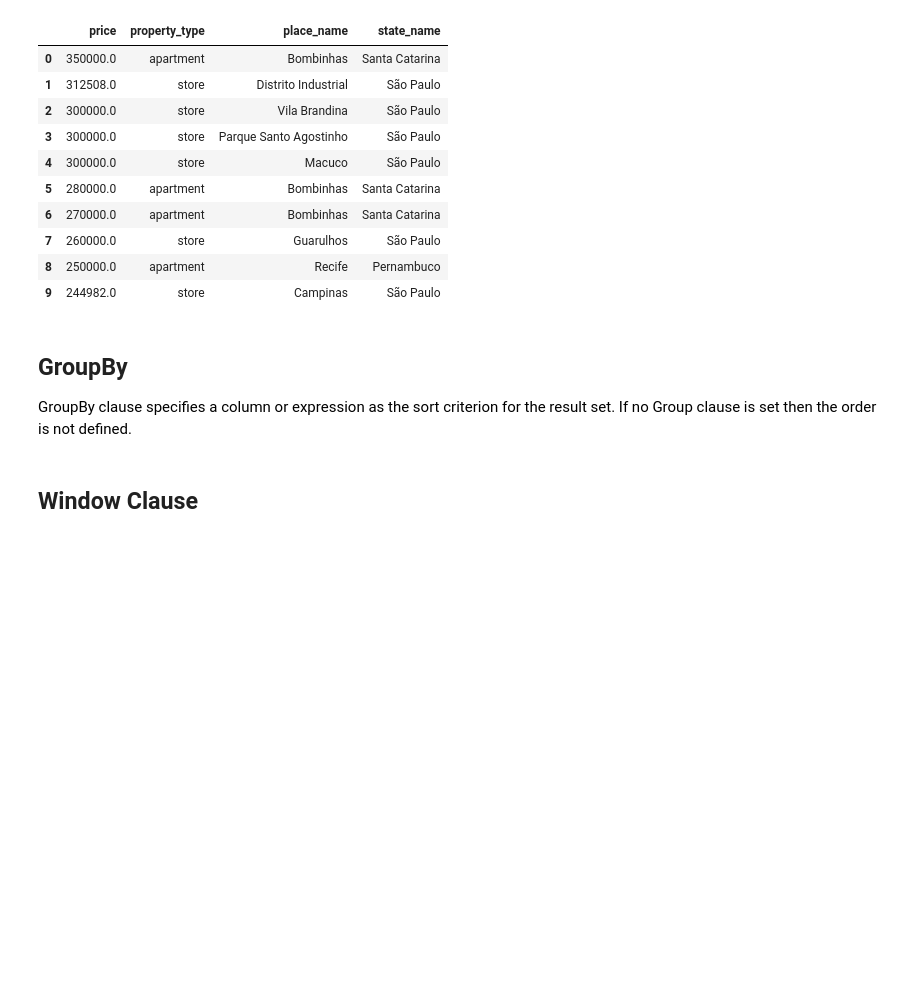
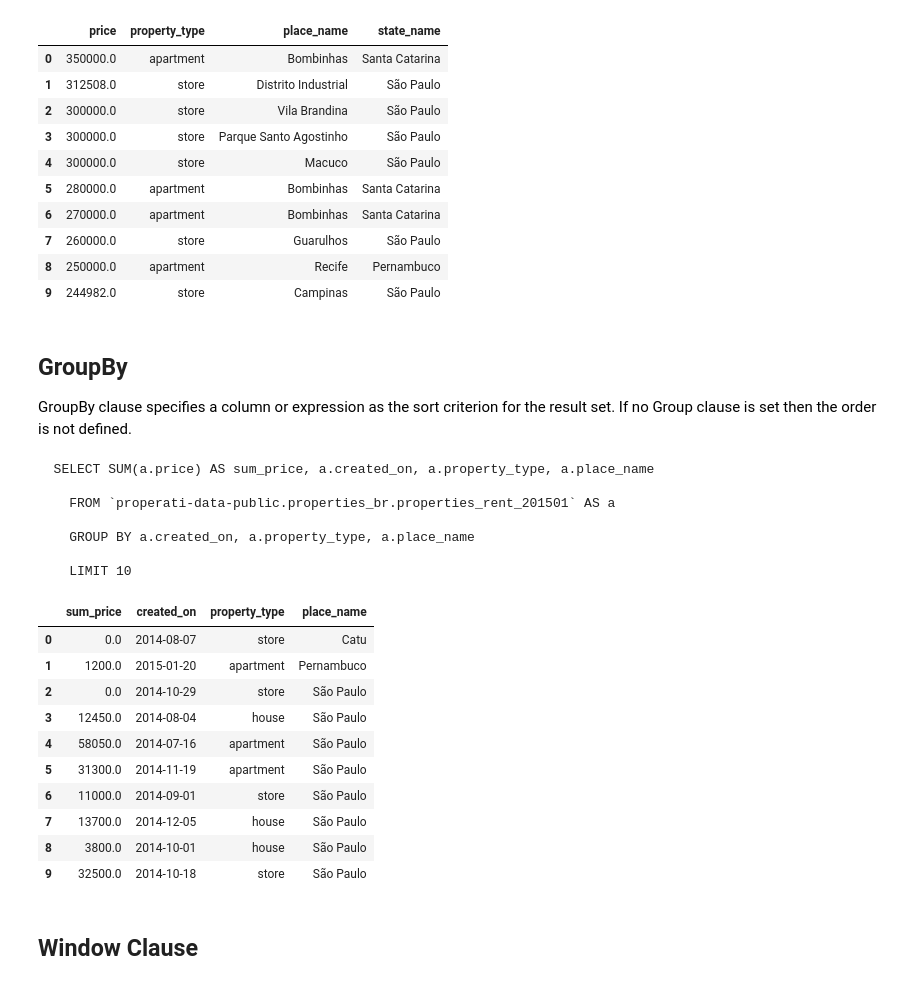
Before and after one commit to bornsky/RealEstate_SQL, a Jupyter notebook: SQL_BQ.ipynb, the cells around one changed output. Cells and saved outputs as stored; diff of their text form; code cells hidden in the pictures; blank space fills up the shorter version.

Commit message:
added Groupby clause

```diff
--- a/SQL_BQ.ipynb
+++ b/SQL_BQ.ipynb
@@ -625,22 +625,44 @@ df.head(10)
 <p style="color:black;"> GroupBy clause specifies a column or expression as the sort criterion for the result set. If no Group clause is set then the order is not defined.</p>
 # %%
 query = """
-  SELECT *
+  SELECT SUM(a.price) AS sum_price, a.created_on, a.property_type, a.place_name
 
-    FROM `properati-data-public.properties_br.properties_rent_201501`
+    FROM `properati-data-public.properties_br.properties_rent_201501` AS a
+
+    GROUP BY a.created_on, a.property_type, a.place_name
 
     LIMIT 10
+
 """.format(process_date_no_dash)
 
 # Run a Standard SQL query using the environment's default project
 df = pandas.read_gbq(query, dialect='standard')
 
 # Run a Standard SQL query with the project set explicitly
 df = pandas.read_gbq(query, project_id=project_id, dialect='standard')
 
 print(query)
 
 df.head(10)
+# %% [output]
+  SELECT SUM(a.price) AS sum_price, a.created_on, a.property_type, a.place_name
+
+    FROM `properati-data-public.properties_br.properties_rent_201501` AS a
+
+    GROUP BY a.created_on, a.property_type, a.place_name
+
+    LIMIT 10
+|  | sum_price | created_on | property_type | place_name |
+| 0 | 0.0 | 2014-08-07 | store | Catu |
+| 1 | 1200.0 | 2015-01-20 | apartment | Pernambuco |
+| 2 | 0.0 | 2014-10-29 | store | São Paulo |
+| 3 | 12450.0 | 2014-08-04 | house | São Paulo |
+| 4 | 58050.0 | 2014-07-16 | apartment | São Paulo |
+| 5 | 31300.0 | 2014-11-19 | apartment | São Paulo |
+| 6 | 11000.0 | 2014-09-01 | store | São Paulo |
+| 7 | 13700.0 | 2014-12-05 | house | São Paulo |
+| 8 | 3800.0 | 2014-10-01 | house | São Paulo |
+| 9 | 32500.0 | 2014-10-18 | store | São Paulo |
 # %% [markdown]
 <h2>Window Clause</h2>
 # %%
```
